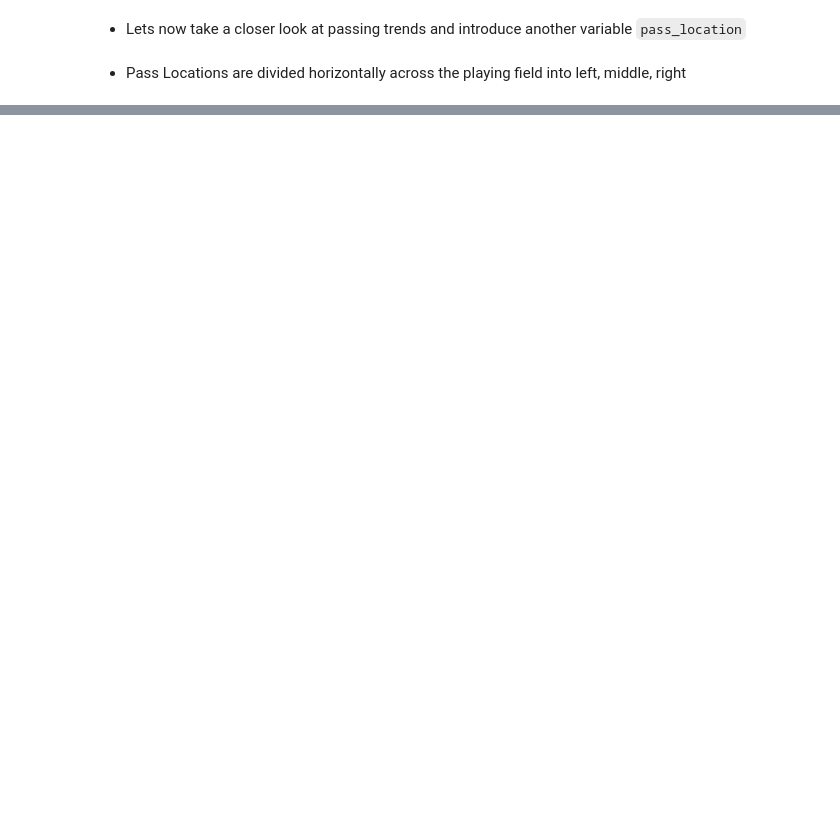
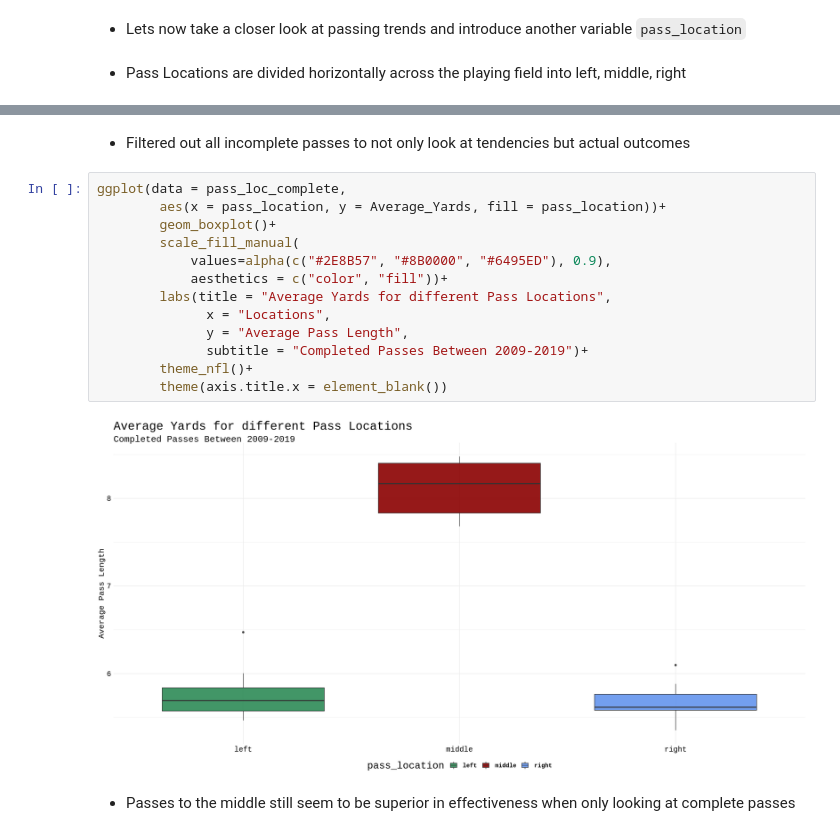
Before and after one commit to rennerm1/NFL-Data-Science-Project, a Jupyter notebook: NFL_Project.ipynb, the cells around one changed output, grey strips where cells are left out. Drawn from its saved outputs; the diff is of its cells as text; blank space fills up the shorter version.

```diff
--- a/NFL_Project.ipynb
+++ b/NFL_Project.ipynb
@@ -442,0 +576,19 @@ ggplot(data= play_type_df,
+# %% [markdown]
+* Filtered out all incomplete passes to not only look at tendencies but actual outcomes
+# %%
+ggplot(data = pass_loc_complete,
+        aes(x = pass_location, y = Average_Yards, fill = pass_location))+
+        geom_boxplot()+
+        scale_fill_manual(
+            values=alpha(c("#2E8B57", "#8B0000", "#6495ED"), 0.9),
+            aesthetics = c("color", "fill"))+
+        labs(title = "Average Yards for different Pass Locations",
+              x = "Locations",
+              y = "Average Pass Length",
+              subtitle = "Completed Passes Between 2009-2019")+
+        theme_nfl()+
+        theme(axis.title.x = element_blank())
+# %% [output]
+[figure, added]
+# %% [markdown]
+* Passes to the middle still seem to be superior in effectiveness when only looking at complete passes
```
Also changed, not shown: parts of 25 cells of this notebook.
